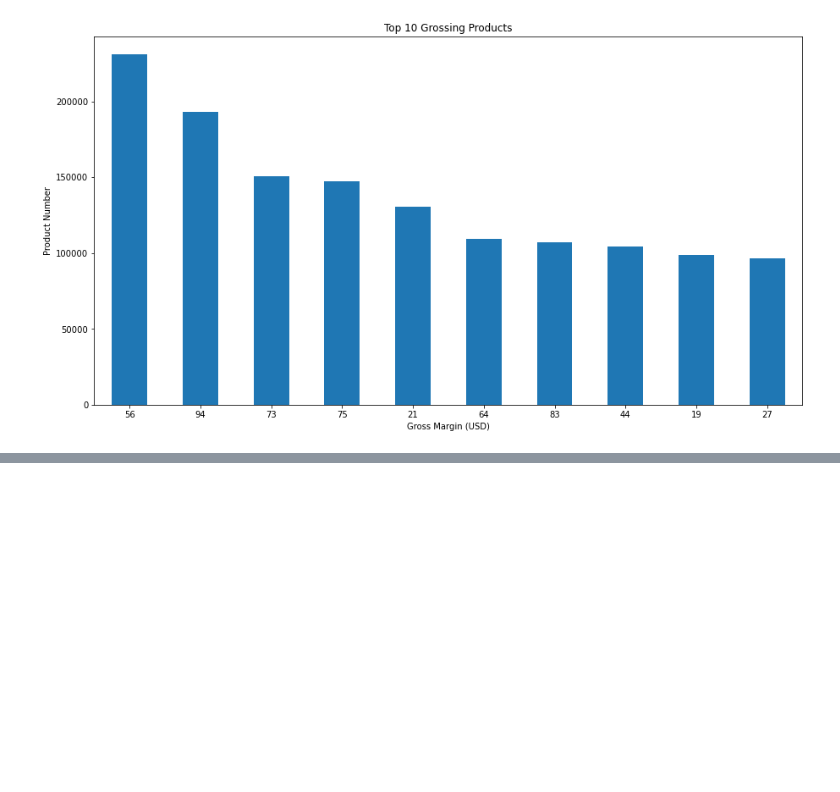
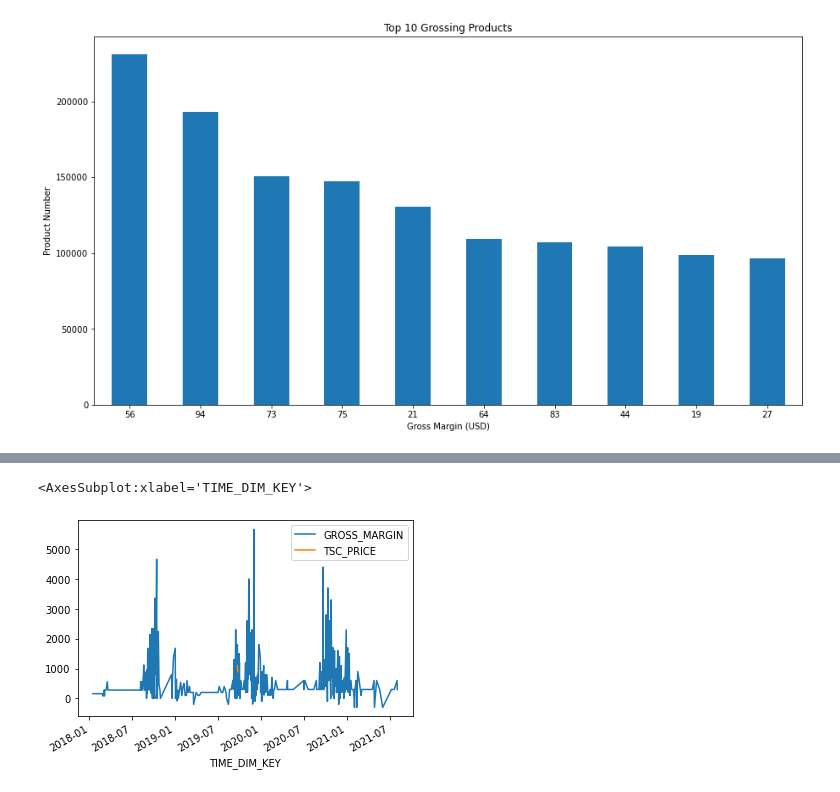
Before and after one commit to arthursjkim/tsc_pricing_optimization, a Jupyter notebook: eda_ian.ipynb, the cells around one changed output, grey strips where cells are left out. Saved outputs shown, nothing was run; the diff lists cells and outputs as text; code cells hidden in the pictures; blank space fills up the shorter version.

```diff
--- a/eda_ian.ipynb
+++ b/eda_ian.ipynb
@@ -164,0 +181,7 @@ Text(0, 0.5, 'Product Number')
+# %%
+product_56_gross_margins = sales_gross_margins.loc[sales_gross_margins['SCRUB_ITEM'] == 56][['TIME_DIM_KEY', 'GROSS_MARGIN']].set_index('TIME_DIM_KEY').groupby('TIME_DIM_KEY').agg('sum')
+# %%
+product_56_gross_margins.join(product_56).plot()
+# %% [output]
+<AxesSubplot:xlabel='TIME_DIM_KEY'>
+[figure, added]
```
Also changed, not shown: parts of 9 cells of this notebook.
